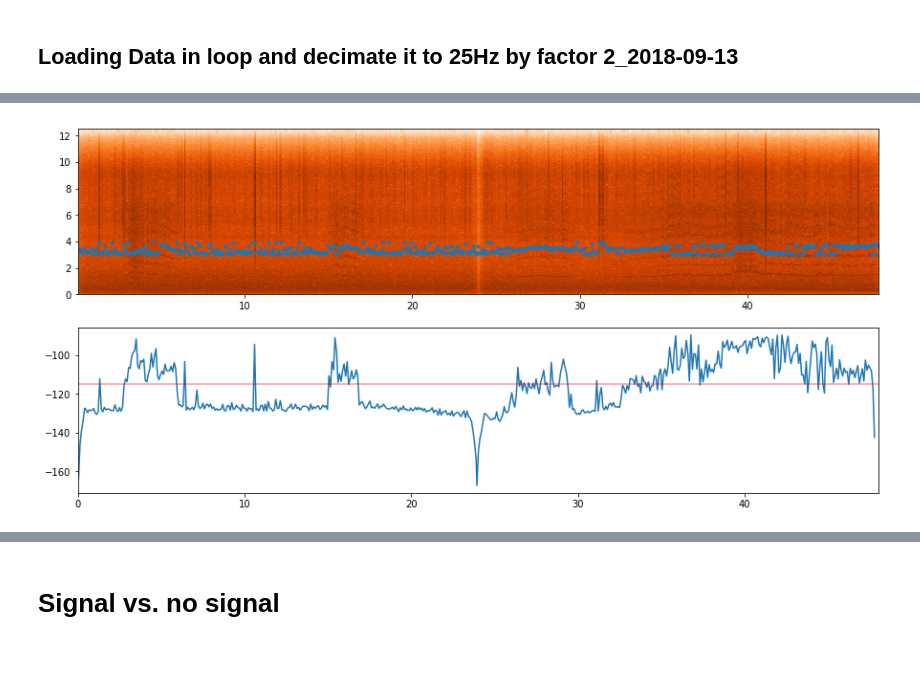
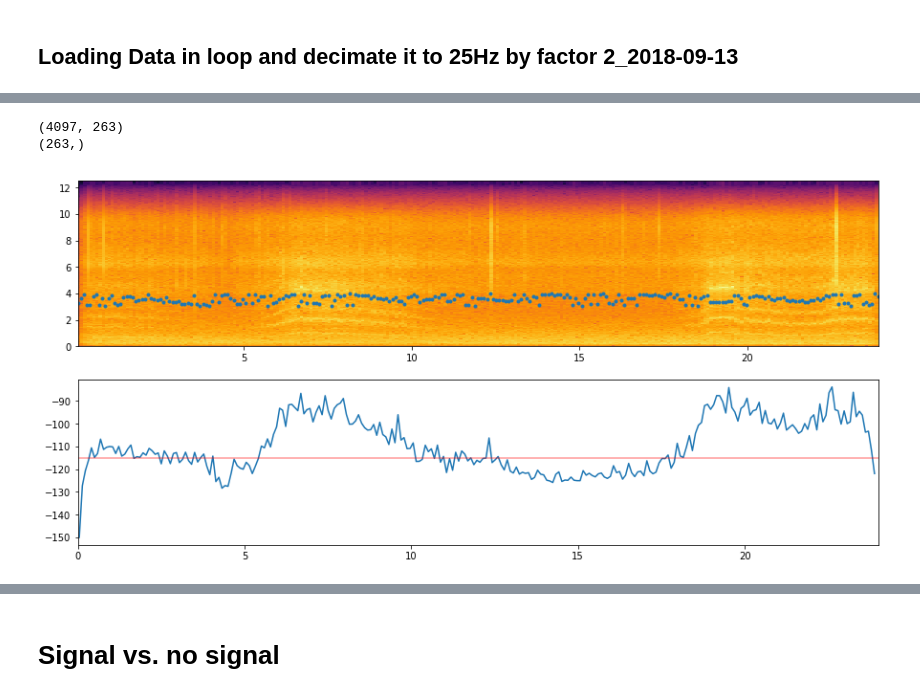
Before and after one commit to DDEssing/thesis_code, a Jupyter notebook: Amplitude_variation.ipynb, the cells around one changed output, grey strips where cells are left out. Drawn from its saved outputs; the diff is of its cells as text; code cells hidden in the pictures; blank space fills up the shorter version.

Commit message:
deleted some obsolete and started to work on with masked arrays

```diff
--- a/Amplitude_variation.ipynb
+++ b/Amplitude_variation.ipynb
@@ -9,7 +9,7 @@ import matplotlib.pyplot as plt
 from IPython.display import Image
 
 from matplotlib import mlab, transforms
-plt.rcParams['image.cmap'] = 'Oranges'
+plt.rcParams['image.cmap'] = 'inferno'
 import math as M
 import matplotlib as mpl
 import numpy.ma as ma
@@ -77,3 +17,0 @@ date = st_BHZ_simu_filt[0].stats.endtime.ctime()[4:]
-# %%
-fs = int(st_BH1[0].stats.sampling_rate)
-first_date = st_BH1[0].stats.endtime.ctime()[4:]
@@ -123,12 +18,15 @@ plt.show()
+# %%
+station = 'KNR07'
+component = 'BHZ'
+year = 2017
+day = '019'
+day = str(day)
+year= str(year)
+pre_filt=(.005,.006,20,25) #before response remove
+data_decimate_factor = 2
 # %% [markdown]
 ## Loading Data in loop and decimate it to 25Hz by factor 2_2018-09-13
 # %%
-station = 'KNR01'
-component = 'BHZ'
-year = 2016
-start_day = 315
-
-
 #start_day = str(day)
 
 year = str(year)
@@ -150,29 +48,27 @@ decimate_factor = 1e-15
 
 
 for i in range(number_of_days):
-    #print(i)
-    start_day = str(int(start_day)+1)
-    #print(start_day)
+    print(day)
     ## Depends on workstation
-    st_BHZ = read('../../2016/1B/' + station + '/' + component + '.D/1B.' + station + '..' + component + '.D.' + year + '.' + start_day)
-    #st_BHZ = read('/data/cen/u254/Essing/AWI/KNIPA_NEW/' + year + '/1B/' + station + '/' + component + '.D/1B.' + station + '..' + component + '.D.' + year + '.' + start_day)
-    parser01_BHZ = Parser('../../TEST_DATA/Resp/RESP.1B.' + station + '..' + component)
-    #parser01_BHZ = Parser('/data/cen/u254/Essing/AWI/CAL/RESP.1B.' + station + '..' + component)
-    st_BHZ = st_BHZ.decimate(factor=2)
+    #st_BHZ = read('../../2016/1B/' + station + '/' + component + '.D/1B.' + station + '..' + component + '.D.' + year + '.' + start_day)
+    st_BHZ = read('/data/cen/u254/Essing/AWI/KNIPA_NEW/' + year + '/1B/' + station + '/' + component + '.D/1B.' + station + '..' + component + '.D.' + year + '.' + day)
+    #parser01_BHZ = Parser('../../TEST_DATA/Resp/RESP.1B.' + station + '..' + component)
+    resp_file = ('/data/cen/u254/Essing/AWI/CAL/RESP.1B.' + station + '..' + component)
+    st_BHZ = st_BHZ.decimate(factor=data_decimate_factor)
     fs = int(st_BHZ[0].stats.sampling_rate)
     st_BHZ_simu = st_BHZ.copy()
-    st_BHZ_simu.simulate(seedresp={'filename': parser01_BHZ, 'units': "ACC"})
+    st_BHZ_simu.simulate(paz_remove=None, pre_filt=pre_filt, seedresp={'filename': resp_file, 'units': 'DIS'})
     st_BHZ_simu_filt = st_BHZ_simu.copy()
     st_BHZ_simu_filt = st_BHZ_simu_filt.filter('bandpass',freqmin=.1, freqmax=10)
     data_BHZ = np.array(st_BHZ_simu_filt[0].data)
     data_BHZ -= data_BHZ.mean()
 
     npts = len(data_BHZ)
-    wlen = float(fs*10)
+    wlen = float(fs*3)
     nfft = int(_nearest_pow_2(wlen * fs))
     nlap = int(nfft * float(per_lap))
     # hanning window is set to default in mlab.specgram
-    specgram_BHZ, freq, time = mlab.specgram(data_BHZ, Fs=fs, window=win, NFFT=nfft, noverlap=0)
+    specgram_BHZ, freq, time = mlab.specgram(data_BHZ, Fs=fs, NFFT=nfft, noverlap=0)
     #print(np.shape(specgram_BHZ))
     specgram_BHZ_masekd = ma.array(specgram_BHZ)
     specgram_BHZ_masekd[0:1000,:] = ma.masked
@@ -200,7 +96,7 @@ for i in range(number_of_days):
         specgram_merged = np.append(specgram_merged, specgram_BHZ, axis=1)
 
 
-    if i!=1:
+    if i!=0:
         time_stack = np.append(time_stack, time_stack[-1]+time)
 
 
@@ -214,17 +161,23 @@ TypeError: object of type 'float' has no len()
 all_days_amp_values = all_days_amp_values.flatten()
 
 all_days_freq_values = all_days_freq_values.flatten()
+# %%
+print(np.shape(specgram_merged))
+print(np.shape(all_days_amp_values))
+# %% [output]
+(4097, 263)
+(263,)
 # %%
 fig, axs = plt.subplots(nrows=2, ncols=1, figsize=(15,7))
 axs = axs.flatten()
 axs[0].pcolormesh(time_stack/3600,freq,10*np.log10(specgram_merged))
 axs[0].plot(time_stack/3600, all_days_freq_values,'.')
 axs[1].plot(time_stack/3600, 10 * np.log10(all_days_amp_values))
 axs[1].axhline(-115, color='red', alpha=.4)
-axs[1].set_xlim(0,48)
+axs[1].set_xlim(0,24)
 plt.show()
 # %% [output]
-[figure, old version]
+[figure, new version]
 # %%
 print(np.shape(time_stack))
 # %%
```
Also changed, not shown: parts of 56 cells of this notebook.
